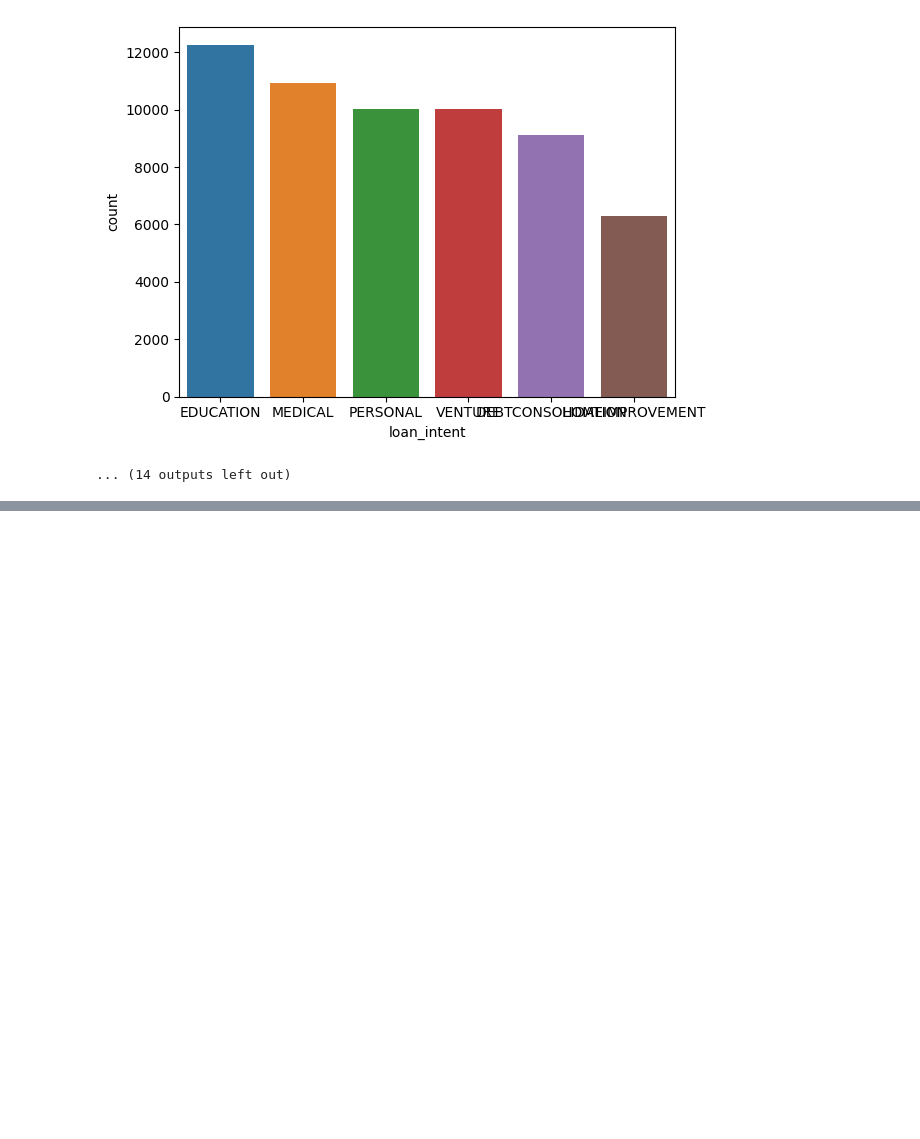
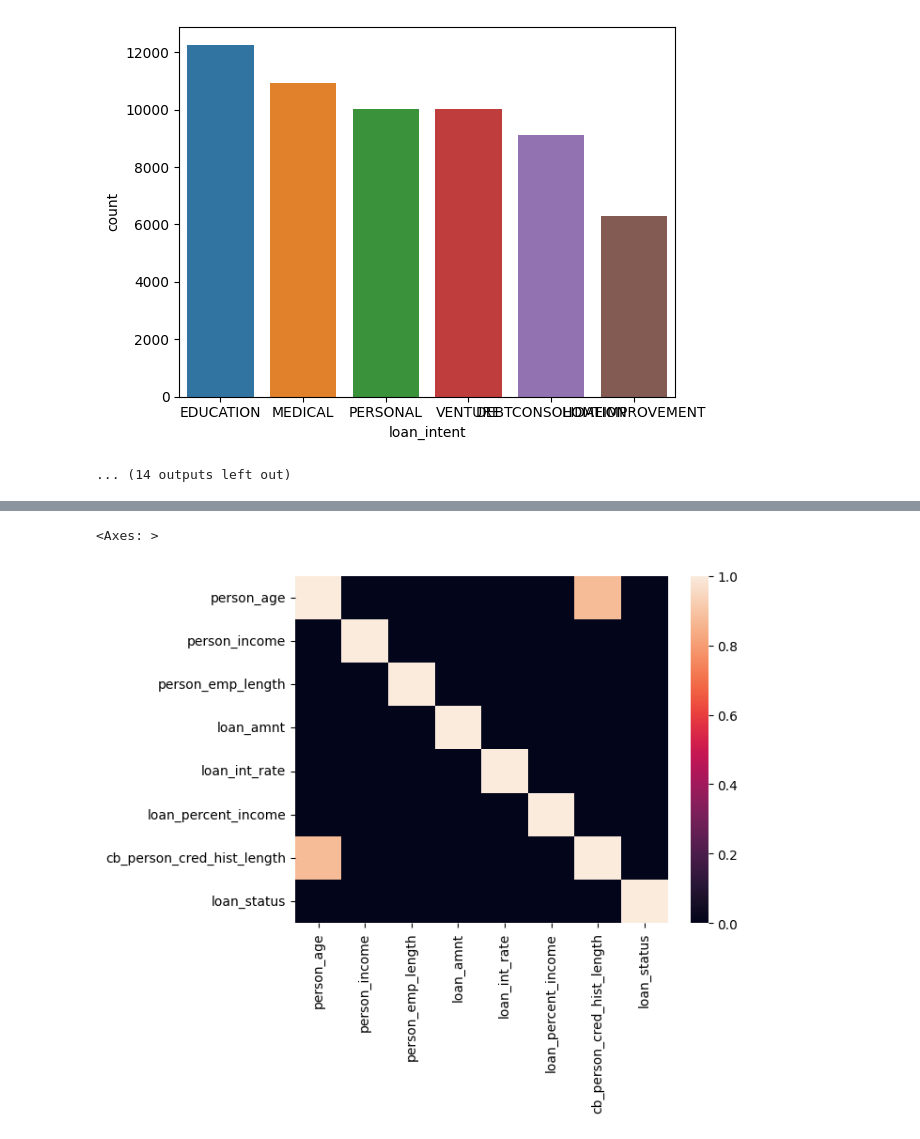
Before and after one commit to godsesaurab/Kaggle_Notebooks, a Jupyter notebook: loan-approval-competetion.ipynb, the cells around one changed output, grey strips where cells are left out. Saved outputs shown, nothing was run; the diff lists cells and outputs as text; code cells hidden in the pictures; blank space fills up the shorter version.

```diff
--- a/loan-approval-competetion.ipynb
+++ b/loan-approval-competetion.ipynb
@@ -263,0 +298,15 @@ Name: count, dtype: int64
+# %%
+def corr_by_threshold(data1, pos, neg):
+    data = data1[:]
+    # Iterate row by row and column by column, modifying values
+    for index, row in data.iterrows():
+        for col, value in row.items():
+            # Modify values based on conditions or other logic
+            if (value > pos) or (value < neg):
+                _
+            else:
+                data.at[index, col] = 0
+    return data
+
+masked_loan_corr = corr_by_threshold(loan_corr,0.7,-0.7)
+masked_loan_corr
@@ -263,0 +323,5 @@ Name: count, dtype: int64
+# %%
+sns.heatmap(masked_loan_corr)
+# %% [output]
+<Axes: >
+[figure, added]
```
Also changed, not shown: parts of 34 cells of this notebook.
